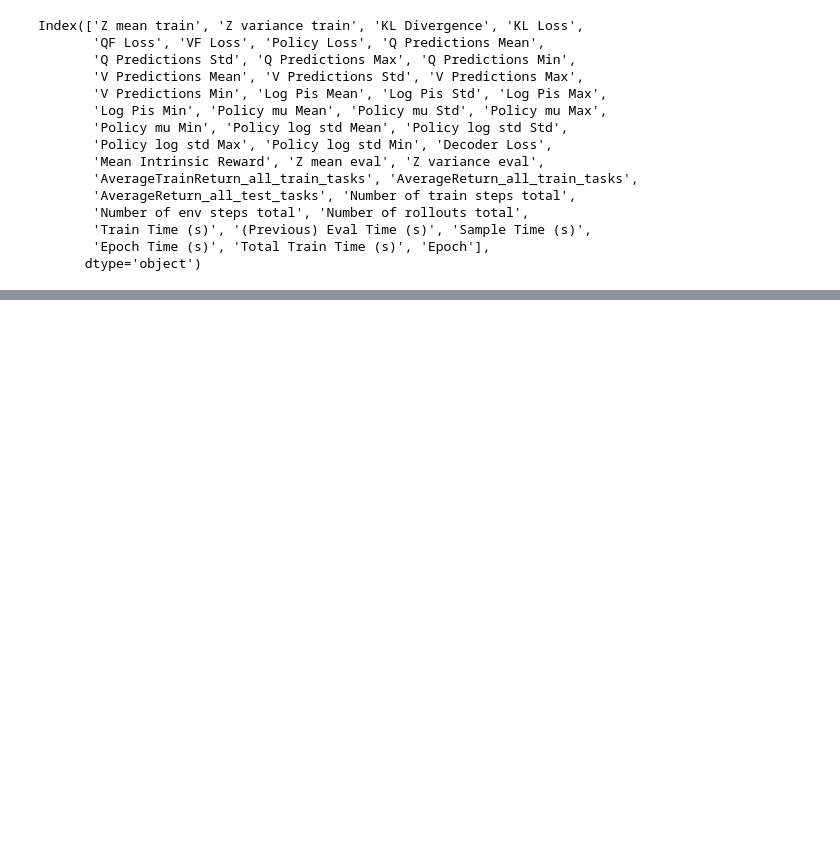
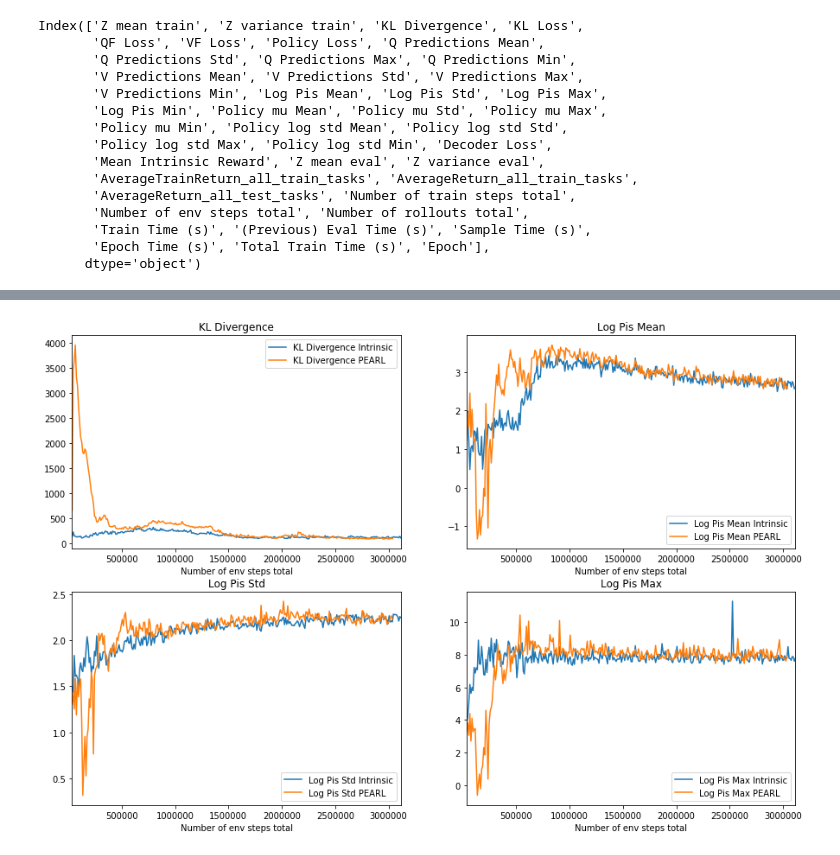
Before and after one commit to bryanlincoln/oyster, a Jupyter notebook: visualize.ipynb, the cells around one changed output, grey strips where cells are left out. Drawn from its saved outputs; the diff is of its cells as text; code cells hidden in the pictures; blank space fills up the shorter version.

```diff
--- a/visualize.ipynb
+++ b/visualize.ipynb
@@ -106,0 +123,4 @@ plott([results1, results2], ['AverageReturn_all_train_tasks', 'AverageReturn_all
+# %%
+plott([results1, results2], ['KL Divergence', 'Log Pis Mean', 'Log Pis Std', 'Log Pis Max'], labels)
+# %% [output]
+[figure, added]
```
Also changed, not shown: parts of 9 cells of this notebook, 3 other files.
